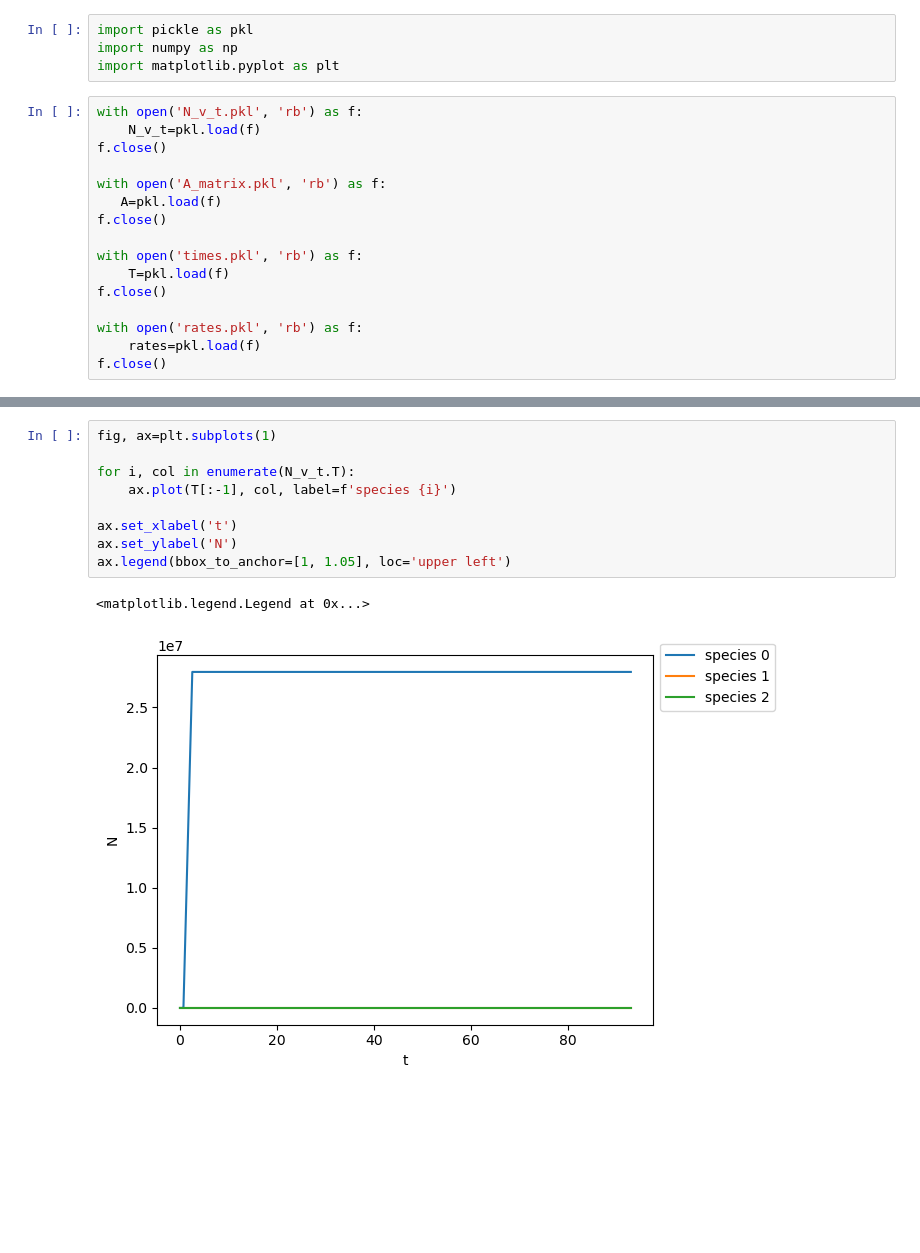
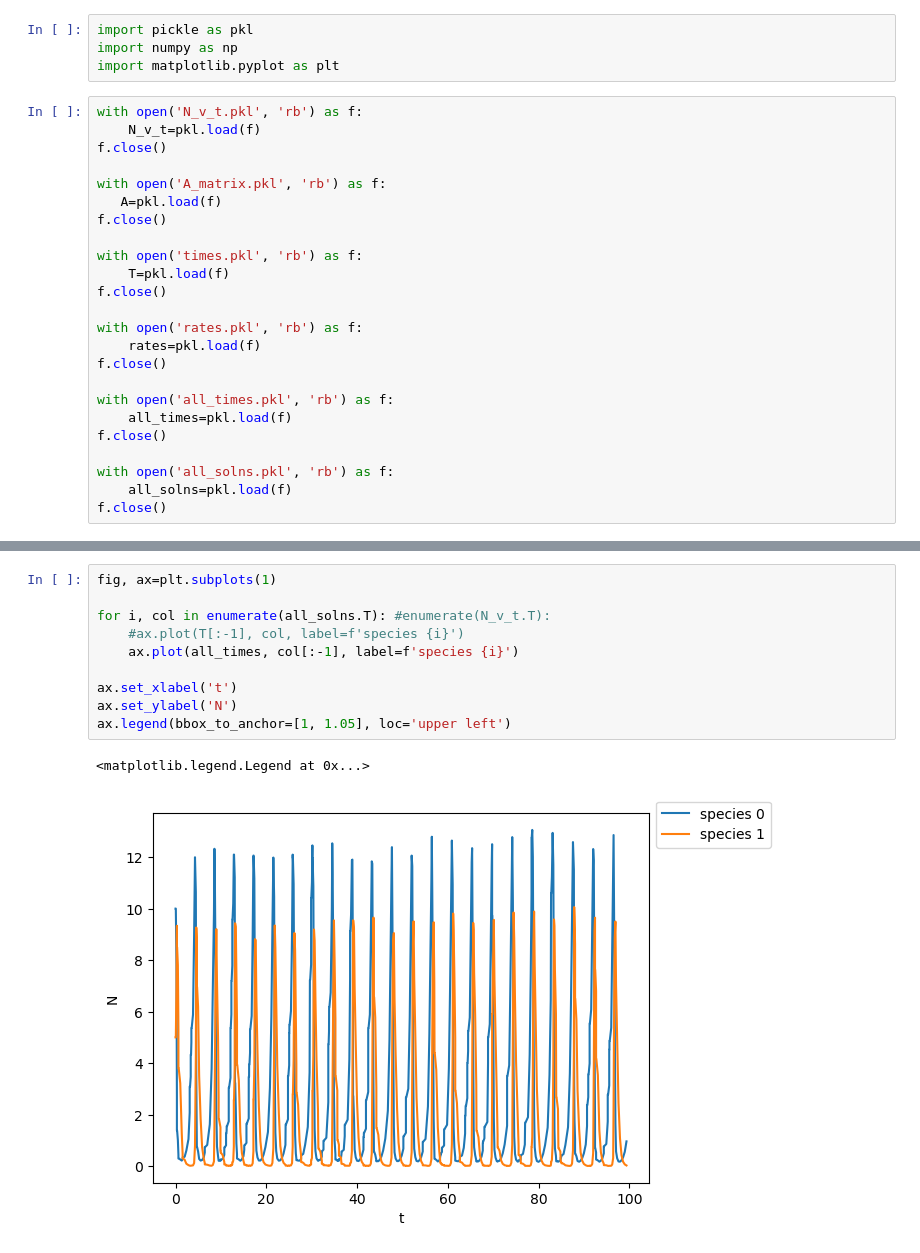
Before and after one commit to sdebesai7/eco_nucleation, a Jupyter notebook: EcologicalNucleationPlots.ipynb, the cells around one changed output, grey strips where cells are left out. Cells and saved outputs as stored; diff of their text form; blank space fills up the shorter version.

Commit message:
re-wrote as class, checked two-species case, started FFS

```diff
--- a/EcologicalNucleationPlots.ipynb
+++ b/EcologicalNucleationPlots.ipynb
@@ -18,6 +18,14 @@ f.close()
 with open('rates.pkl', 'rb') as f:
     rates=pkl.load(f)
 f.close()
+
+with open('all_times.pkl', 'rb') as f:
+    all_times=pkl.load(f)
+f.close()
+
+with open('all_solns.pkl', 'rb') as f:
+    all_solns=pkl.load(f)
+f.close()
 # %%
 print(A)
 print(rates)
@@ -29,12 +36,13 @@ print(rates)
 # %%
 fig, ax=plt.subplots(1)
 
-for i, col in enumerate(N_v_t.T):
-    ax.plot(T[:-1], col, label=f'species {i}')
+for i, col in enumerate(all_solns.T): #enumerate(N_v_t.T):
+    #ax.plot(T[:-1], col, label=f'species {i}')
+    ax.plot(all_times, col[:-1], label=f'species {i}')
 
 ax.set_xlabel('t')
 ax.set_ylabel('N')
 ax.legend(bbox_to_anchor=[1, 1.05], loc='upper left')
 # %% [output]
 <matplotlib.legend.Legend at 0x...>
-[figure, old version]
+[figure, new version]
```
Also changed, not shown: parts of 1 cell of this notebook, 8 other files.
